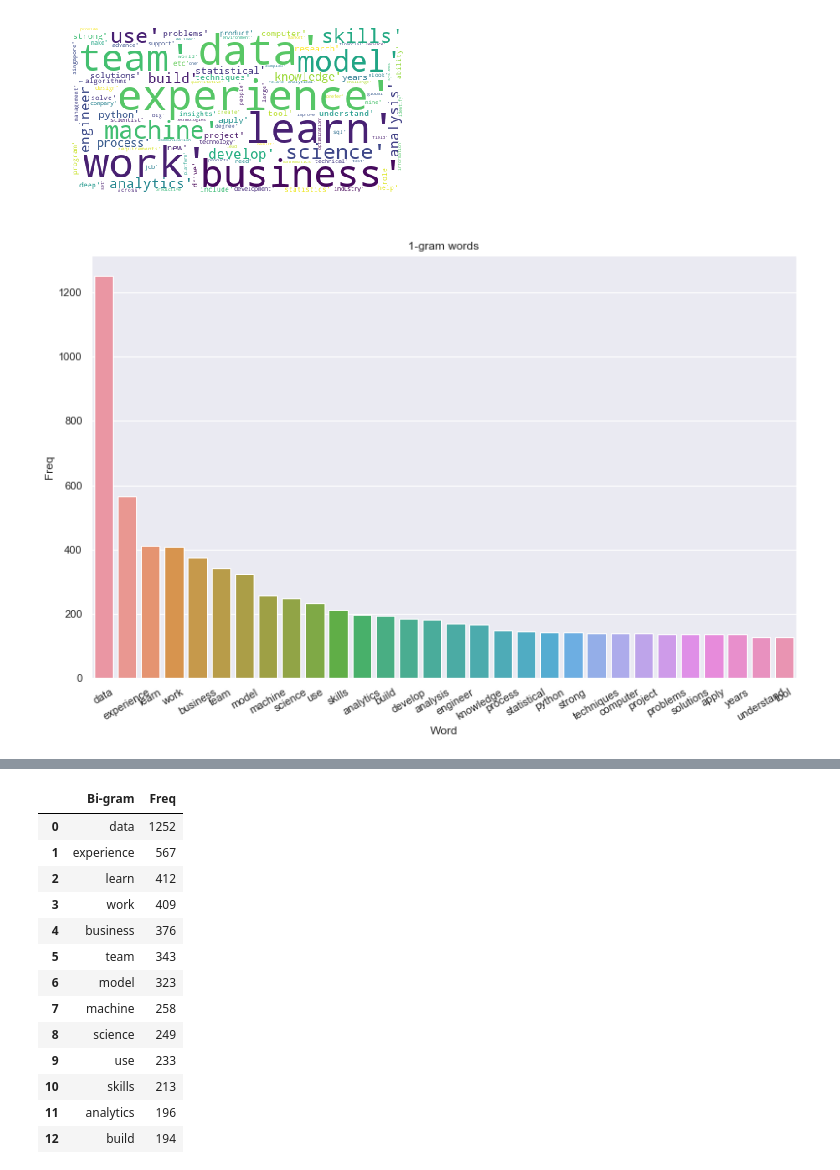
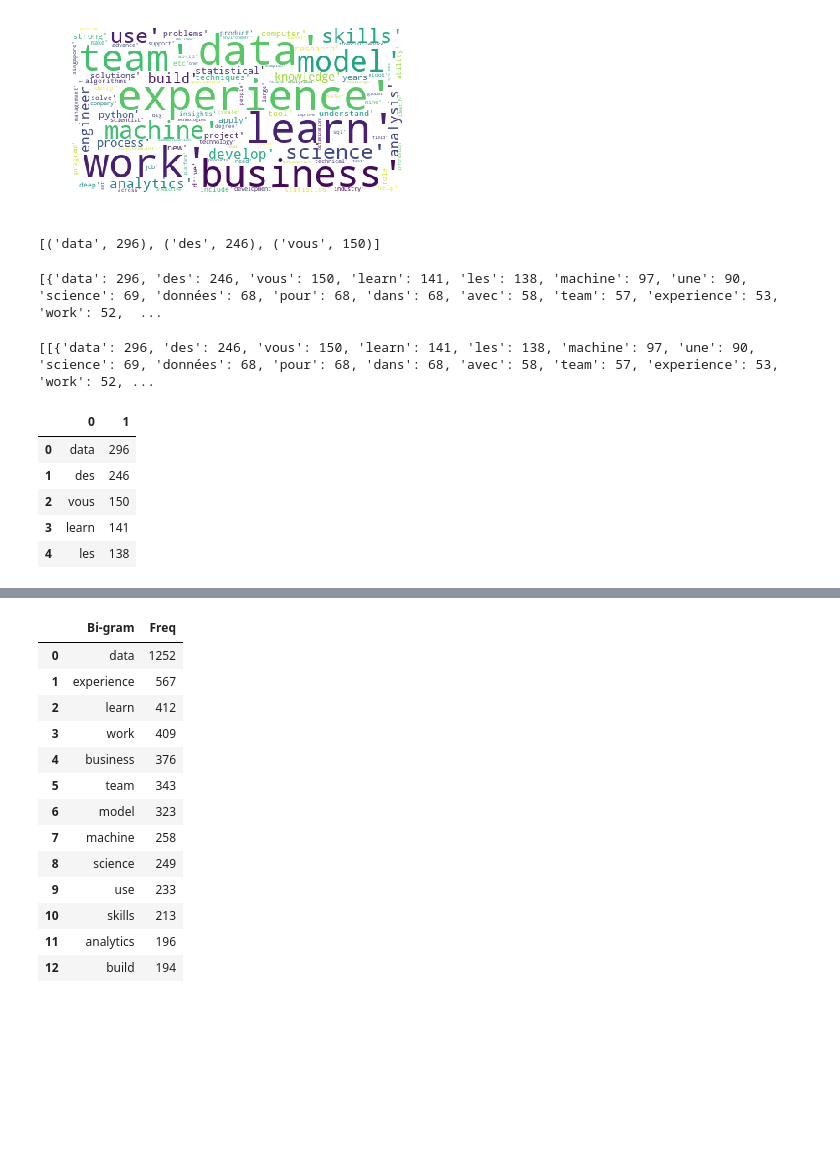
Before and after one commit to HaneulKim214/Keyword-Finder, a Jupyter notebook: Glassdoor.ipynb, the cells around one changed output, grey strips where cells are left out. Saved outputs shown, nothing was run; the diff lists cells and outputs as text; code cells hidden in the pictures; blank space fills up the shorter version.

```diff
--- a/Glassdoor.ipynb
+++ b/Glassdoor.ipynb
@@ -211,7 +215,7 @@ plt.show()
 # %%
 from sklearn.feature_extraction.text import CountVectorizer
 
-def get_top_n_words(cleaned_corpus, n=None):
+def get_top_n_words(cleaned_corpus, n=100):
     vec = CountVectorizer().fit(cleaned_corpus)
     bag_of_words = vec.transform(cleaned_corpus)
     sum_words = bag_of_words.sum(axis=0)
@@ -221,7 +225,9 @@ def get_top_n_words(cleaned_corpus, n=None):
                        reverse=True)
     return words_freq[:n]
 
-top_words = get_top_n_words(lemmatized_list, n=30)
-top_df = pd.DataFrame(top_words)
+top_words = get_top_n_words(lemmatized_list, n=100)
+# top_df = pd.DataFrame(top_words)
-# %% [output]
-[figure, removed]
+# %%
+top_words[:3]
+# %% [output]
+[('data', 296), ('des', 246), ('vous', 150)]
@@ -228,3 +236,28 @@ top_df = pd.DataFrame(top_words)
+# %%
+new_dict = {}
+new_list = []
+for key,value in top_words:
+    new_dict[key] = value
+new_list.append(new_dict)
+print(new_list)
+# %% [output]
+[{'data': 296, 'des': 246, 'vous': 150, 'learn': 141, 'les': 138, 'machine': 97, 'une': 90, 'science': 69, 'données': 68, 'pour': 68, 'dans': 68, 'avec': 58, 'team': 57, 'experience': 53, 'work': 52,  ...
+# %%
+final = []
+final.append(new_list)
+final.append(my_list)
+print(final)
+# %% [output]
+[[{'data': 296, 'des': 246, 'vous': 150, 'learn': 141, 'les': 138, 'machine': 97, 'une': 90, 'science': 69, 'données': 68, 'pour': 68, 'dans': 68, 'avec': 58, 'team': 57, 'experience': 53, 'work': 52, ...
+# %%
+top_df.head()
+# %% [output]
+|  | 0 | 1 |
+| 0 | data | 296 |
+| 1 | des | 246 |
+| 2 | vous | 150 |
+| 3 | learn | 141 |
+| 4 | les | 138 |
 # %%
 # For 2-grams
 def get_top_n2_words(corpus, n=None):
```
Also changed, not shown: parts of 7 cells of this notebook, 5 other files.
